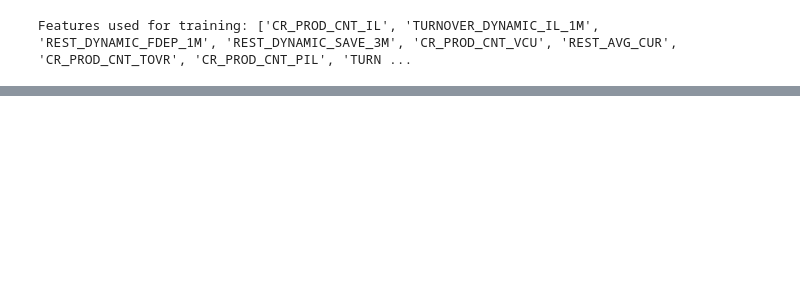
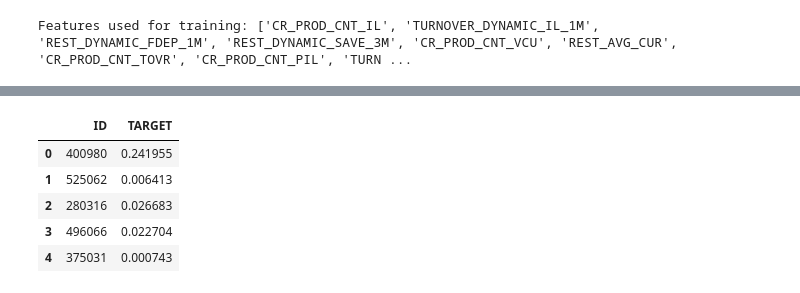
Before and after one commit to mylastresort/churn, a Jupyter notebook: churn_tensorflow.ipynb, the cells around one changed output, grey strips where cells are left out. Saved outputs shown, nothing was run; the diff lists cells and outputs as text; code cells hidden in the pictures; blank space fills up the shorter version.

```diff
--- a/churn_tensorflow.ipynb
+++ b/churn_tensorflow.ipynb
@@ -177,0 +174,11 @@ None
+# %%
+from features import get_test_data
+
+selected_features = x_train.columns.tolist()
+
+df = get_test_data("data/bank_data_test.csv", selected_features,
+                   scaler=scaler, ohe=ohe, num_cols=num_cols, cat_cols=cat_cols)
+test_df = df[selected_features]
+
+predictions = model.predict(test_df)
+predictions
@@ -177,0 +194,15 @@ None
+# %%
+# save probabilities to csv file with ID and TARGET column
+output_df = pd.DataFrame({
+    'ID': df['ID'],
+    'TARGET': predictions.flatten()
+})
+output_df.to_csv("churn_keras_predictions.csv", index=False)
+output_df.head()
+# %% [output]
+|  | ID | TARGET |
+| 0 | 400980 | 0.241955 |
+| 1 | 525062 | 0.006413 |
+| 2 | 280316 | 0.026683 |
+| 3 | 496066 | 0.022704 |
+| 4 | 375031 | 0.000743 |
```
Also changed, not shown: parts of 4 cells of this notebook, 2 other files.
